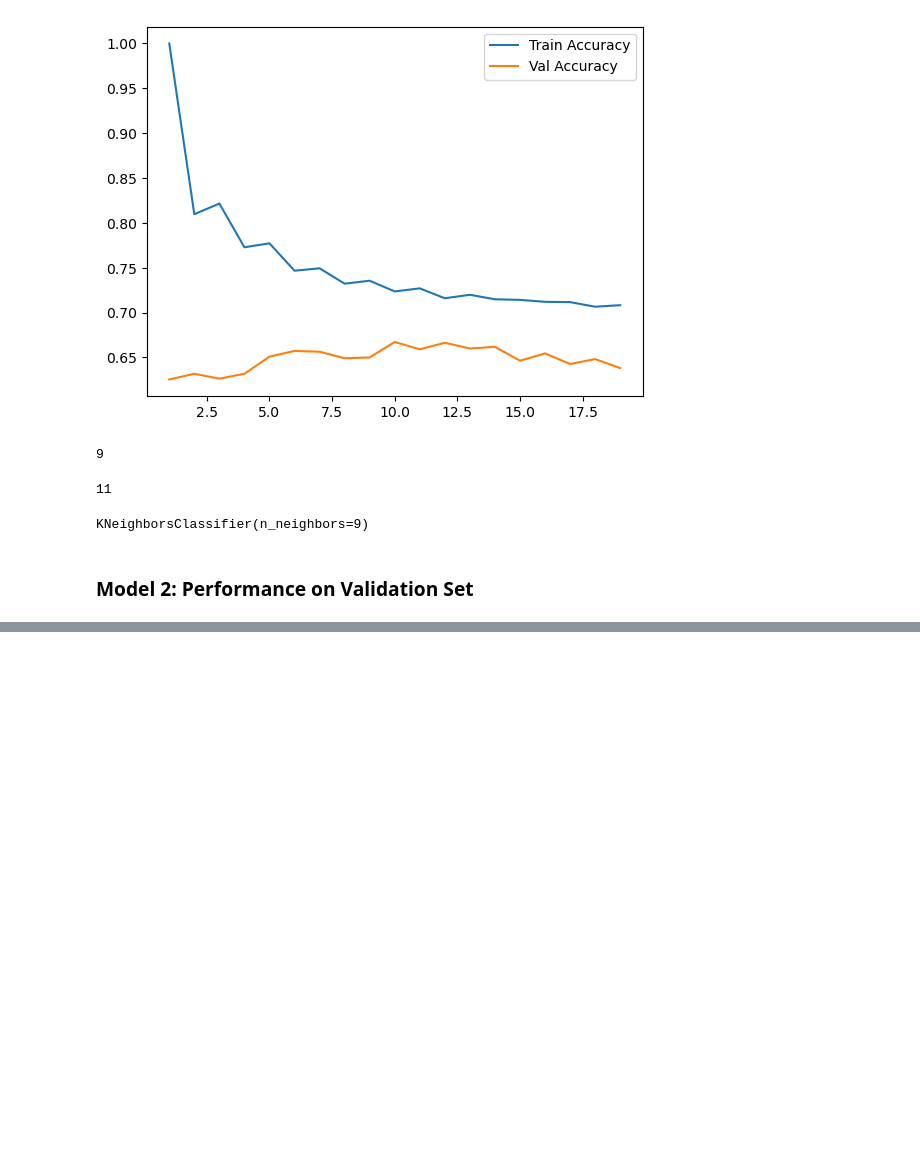
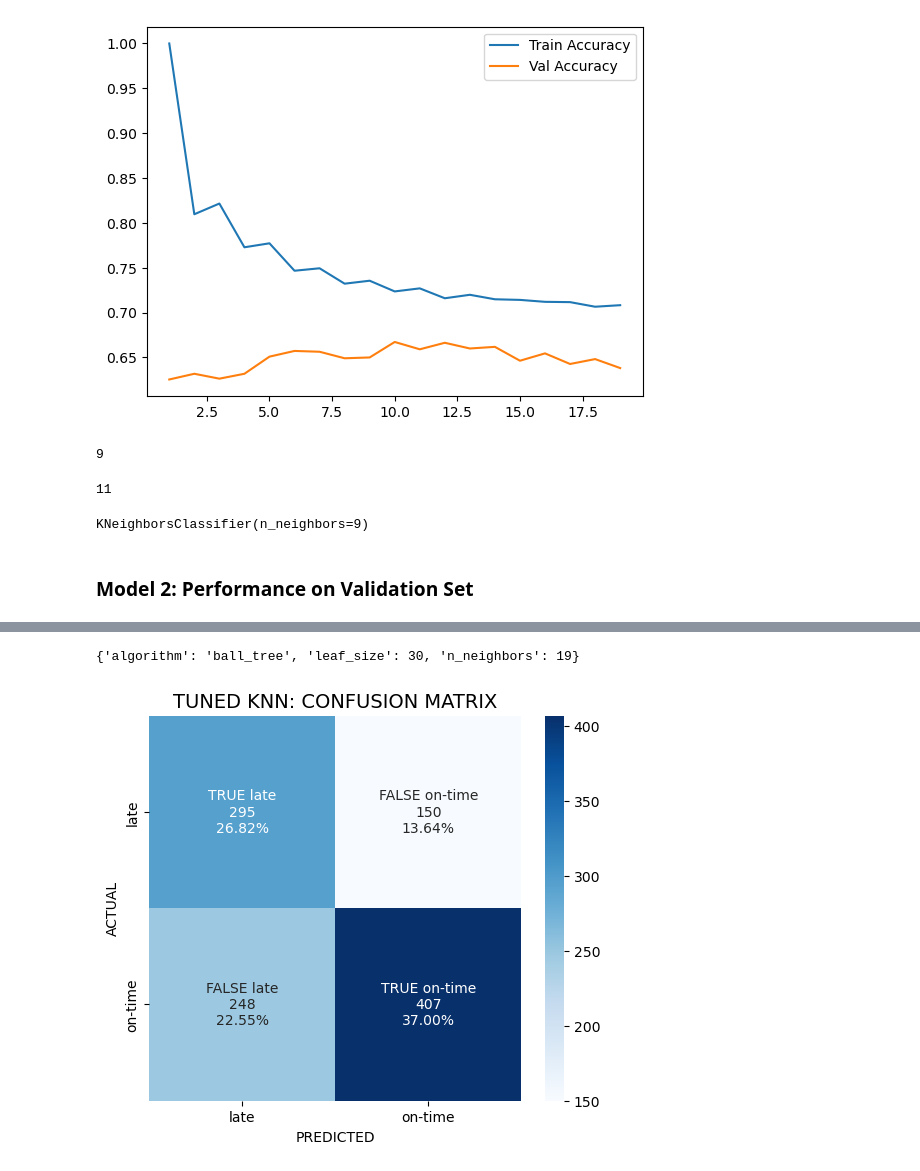
Before and after one commit to kdevoe/aai510-group7, a Jupyter notebook: shipping_modeling_setA.ipynb, the cells around one changed output, grey strips where cells are left out. Cells and saved outputs as stored; diff of their text form; code cells hidden in the pictures; blank space fills up the shorter version.

```diff
--- a/shipping_modeling_setA.ipynb
+++ b/shipping_modeling_setA.ipynb
@@ -216,0 +215,17 @@ Model 2: KNN with k=9
+# %%
+# tuning
+# initialize model
+model2_tune = KNeighborsClassifier()
+
+# setup search grid
+k_values = list(range(1, 20))
+
+param2_grid = {
+    'n_neighbors' : k_values,
+    'algorithm': ['ball_tree', 'kd_tree', 'brute'],
+    'leaf_size': [30, 20, 40, 10, 50]
+}
+# %%
+# run search
+CV_knn = GridSearchCV(estimator=model2_tune, param_grid=param2_grid, cv=5, verbose=2)
+CV_knn.fit(X_train, y_train)
@@ -216,0 +256,16 @@ Model 2: KNN with k=9
+# %%
+# display best found hyperparamater combination
+CV_knn.best_params_
+# %% [output]
+{'algorithm': 'ball_tree', 'leaf_size': 30, 'n_neighbors': 19}
+# %%
+# get best model
+model2_tune_best = CV_knn.best_estimator_
+# %%
+# predict y values based on the validation set using best model
+y_pred2_tuned = model2_tune_best.predict(X_val)
+# %%
+# generate confusion matrix for tuned model 2
+aai510_grp7_confusion_matrix(y_true = y_val, y_pred = y_pred2_tuned, title ='TUNED KNN')
+# %% [output]
+[figure, added]
```
Also changed, not shown: parts of 22 cells of this notebook.
